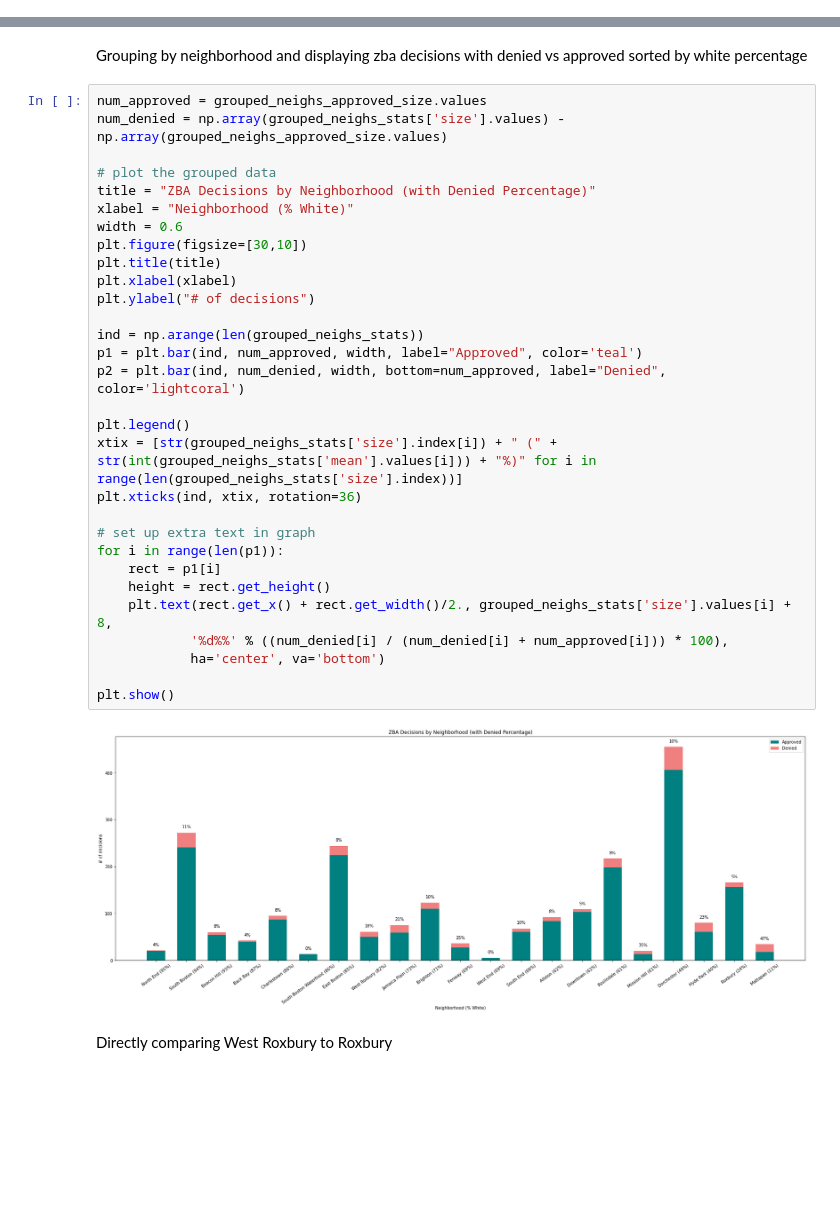
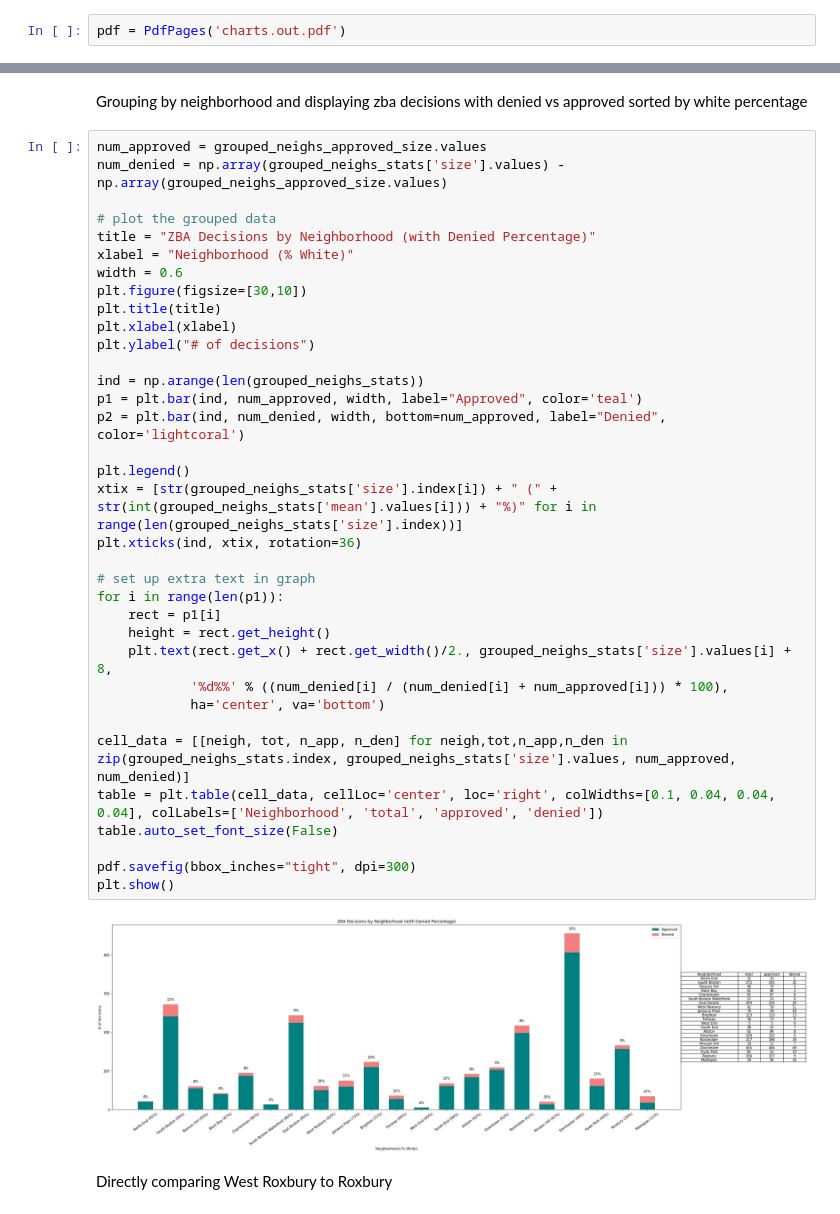
Before and after one commit to BU-Spark/CS506-Fall2020-Projects, a Jupyter notebook: bay_state_banner/deliverable_3/deliverable_3.ipynb, the cells around one changed output, grey strips where cells are left out. Saved outputs shown, nothing was run; the diff lists cells and outputs as text; blank space fills up the shorter version.

Commit message:
Added tables to charts and automatic pdf generation

```diff
--- a/bay_state_banner/deliverable_3/deliverable_3.ipynb
+++ b/bay_state_banner/deliverable_3/deliverable_3.ipynb
@@ -93,5 +94,7 @@ if not data_loaded:
     decisions_with_demos = generate_decisions_with_demos()
 # %% [markdown]
 ## Analysis & Visualization
+# %%
+pdf = PdfPages('charts.out.pdf')
 # %% [markdown]
 Plot decision approval/denials in majority white and non-white areas
@@ -188,34 +208,39 @@ Grouping by neighborhood and displaying zba decisions with denied vs approved so
 num_approved = grouped_neighs_approved_size.values
 num_denied = np.array(grouped_neighs_stats['size'].values) - np.array(grouped_neighs_approved_size.values)
 
 # plot the grouped data
 title = "ZBA Decisions by Neighborhood (with Denied Percentage)"
 xlabel = "Neighborhood (% White)"
 width = 0.6
 plt.figure(figsize=[30,10])
 plt.title(title)
 plt.xlabel(xlabel)
 plt.ylabel("# of decisions")
 
 ind = np.arange(len(grouped_neighs_stats))
 p1 = plt.bar(ind, num_approved, width, label="Approved", color='teal')
 p2 = plt.bar(ind, num_denied, width, bottom=num_approved, label="Denied", color='lightcoral')
 
 plt.legend()
 xtix = [str(grouped_neighs_stats['size'].index[i]) + " (" + str(int(grouped_neighs_stats['mean'].values[i])) + "%)" for i in range(len(grouped_neighs_stats['size'].index))]
 plt.xticks(ind, xtix, rotation=36)
 
 # set up extra text in graph
 for i in range(len(p1)):
     rect = p1[i]
     height = rect.get_height()
     plt.text(rect.get_x() + rect.get_width()/2., grouped_neighs_stats['size'].values[i] + 8,
             '%d%%' % ((num_denied[i] / (num_denied[i] + num_approved[i])) * 100),
             ha='center', va='bottom')
 
+cell_data = [[neigh, tot, n_app, n_den] for neigh,tot,n_app,n_den in zip(grouped_neighs_stats.index, grouped_neighs_stats['size'].values, num_approved, num_denied)]
+table = plt.table(cell_data, cellLoc='center', loc='right', colWidths=[0.1, 0.04, 0.04, 0.04], colLabels=['Neighborhood', 'total', 'approved', 'denied'])
+table.auto_set_font_size(False)
+
+pdf.savefig(bbox_inches="tight", dpi=300)
 plt.show()
 # %% [output]
-[figure, old version]
+[figure, new version]
 # %% [markdown]
 Directly comparing West Roxbury to Roxbury
 # %%
```
Also changed, not shown: parts of 10 cells of this notebook, 3 other files.
